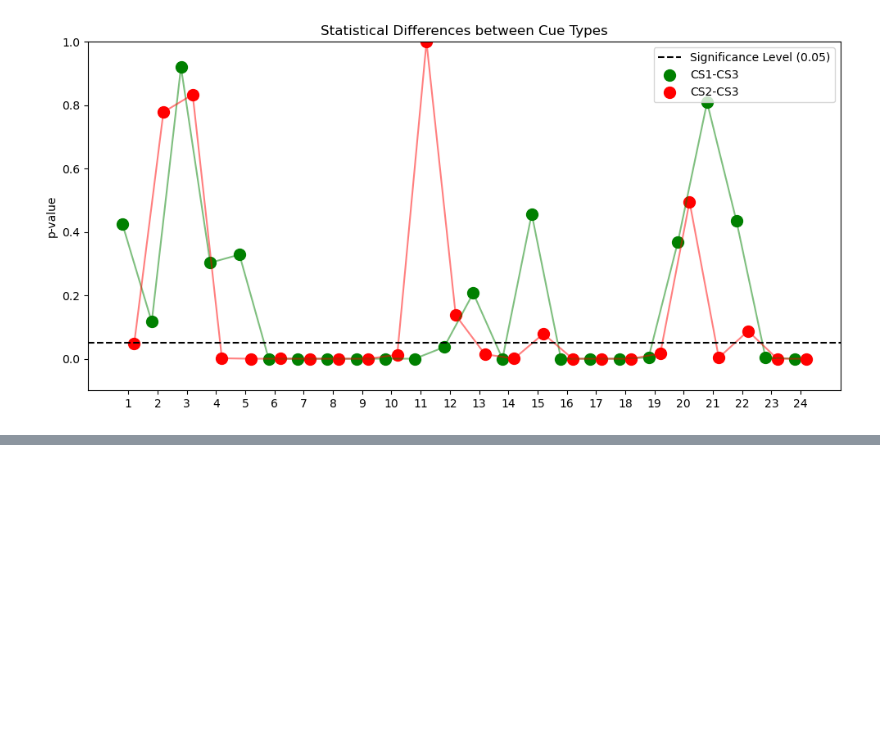
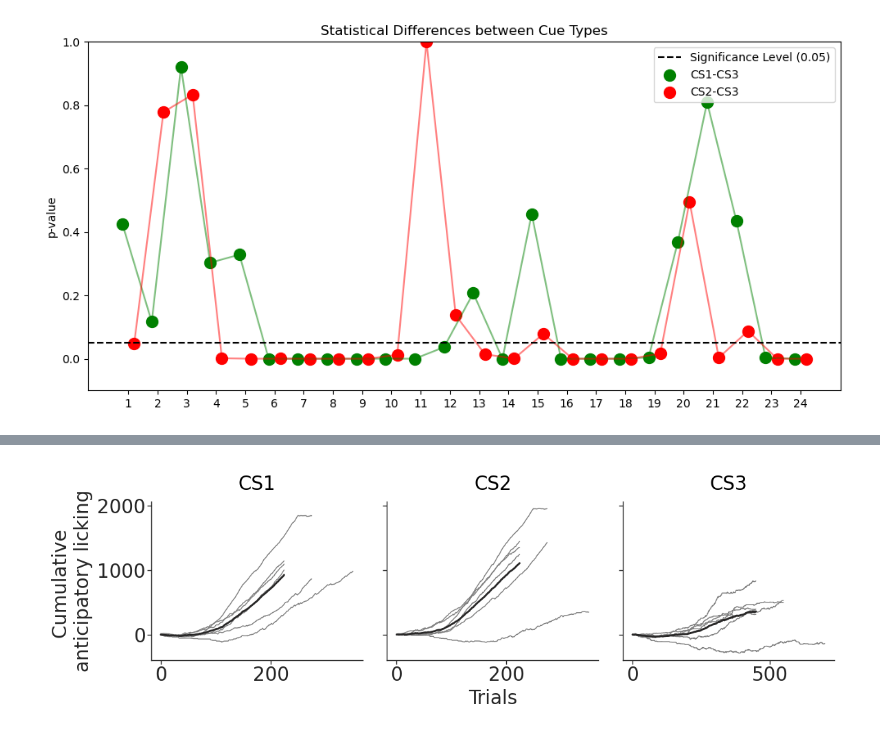
Before and after one commit to mkzhou00/s2p-analyzer, a Jupyter notebook: behavioral_data_analyzer.ipynb, the cells around one changed output, grey strips where cells are left out. Cells and saved outputs as stored; diff of their text form; code cells hidden in the pictures; blank space fills up the shorter version.

```diff
--- a/behavioral_data_analyzer.ipynb
+++ b/behavioral_data_analyzer.ipynb
@@ -347,0 +399,8 @@ fig_learning_evolution = plot_evolution_over_learning(sessiondata, cue_types, nu
+# %%
+cumdata = accumulative_lick_trial_by_trial(alldata, cue_types, numtrials, animals_to_remove=[])
+fig_cumlick = plot_cumlick_tbt(cumdata, cue_types, colors, num_days, numtrials)
+fig_cumlick.savefig(
+        os.path.join(result_dir, "cumlick_tbt.eps"), format="eps"
+    )
+# %% [output]
+[figure, added]
```
Also changed, not shown: parts of 13 cells of this notebook, 5 other files.
